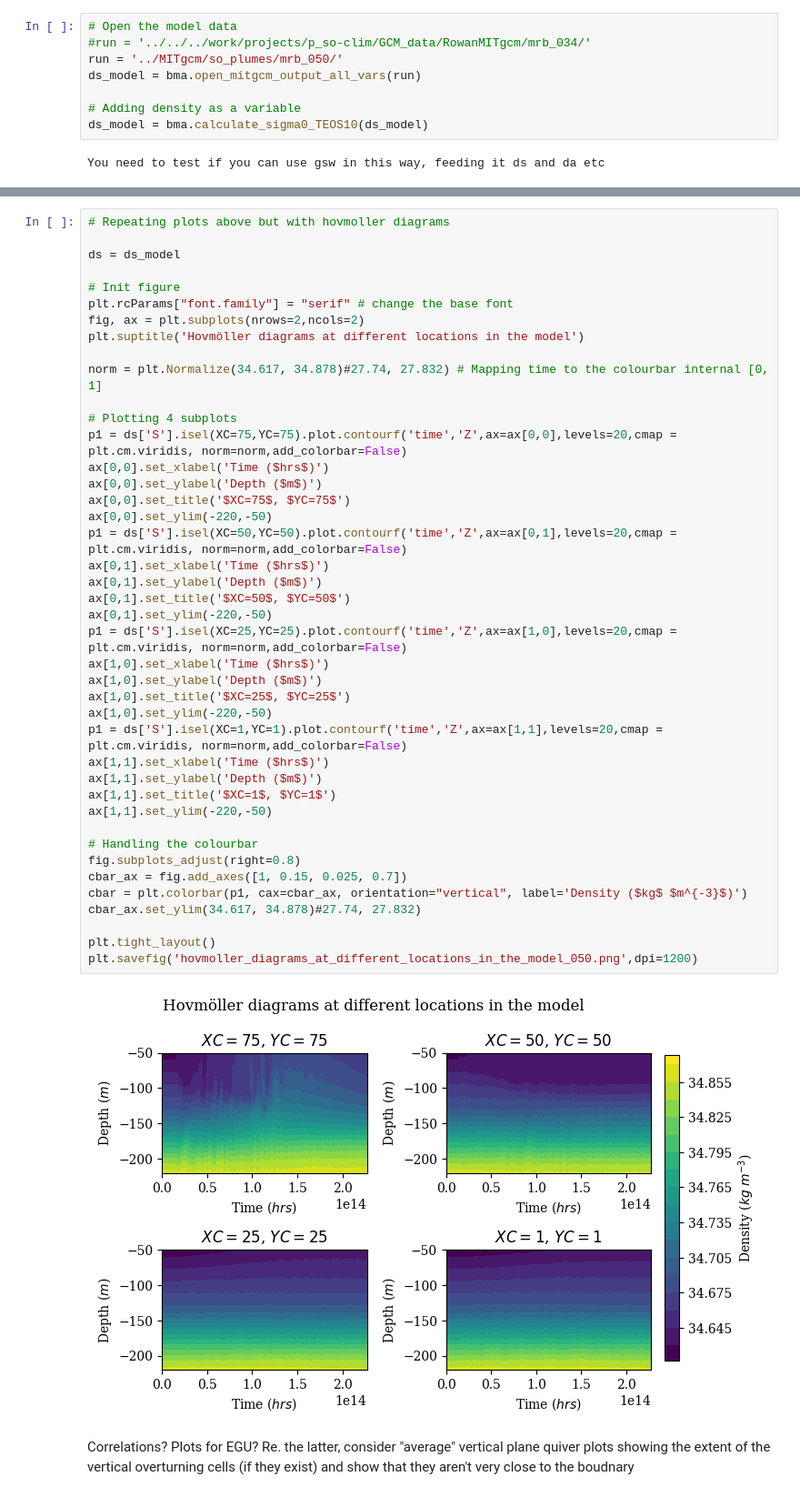
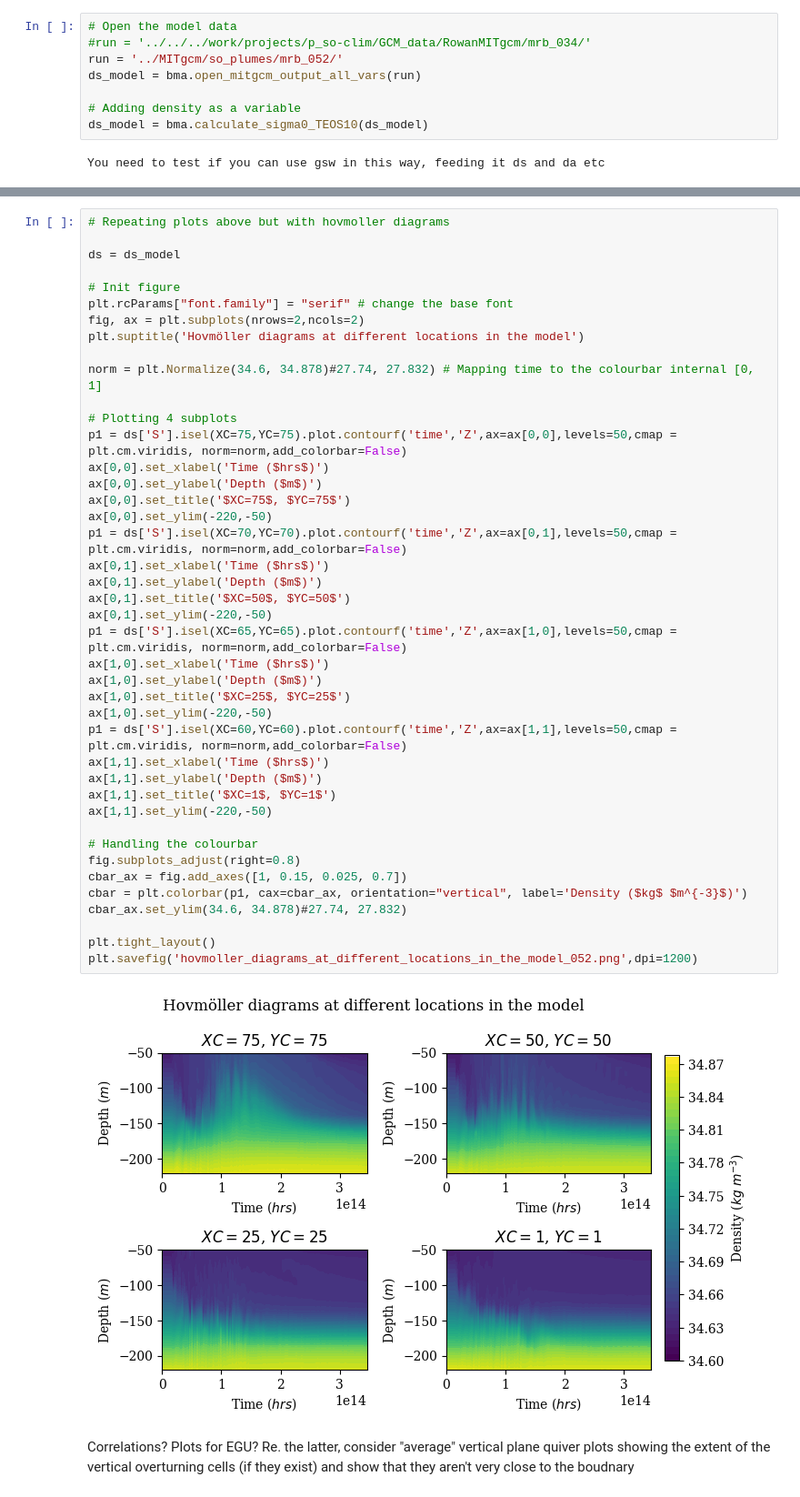
Before and after one commit to rowanjb/model_analyses, a Jupyter notebook: profiles_model.ipynb, the cells around one changed output, grey strips where cells are left out. Shown: that part at 91% size. Cells and saved outputs as stored; diff of their text form.

Commit message:
Mostly testing the effects of different diagnostic

```diff
--- a/profiles_model.ipynb
+++ b/profiles_model.ipynb
@@ -40,7 +40,7 @@ from mpl_toolkits.axes_grid1 import host_subplot
 # %%
 # Open the model data
 #run = '../../../work/projects/p_so-clim/GCM_data/RowanMITgcm/mrb_034/'
-run = '../MITgcm/so_plumes/mrb_050/'
+run = '../MITgcm/so_plumes/mrb_052/'
 ds_model = bma.open_mitgcm_output_all_vars(run)
 
 # Adding density as a variable
@@ -120,41 +120,41 @@ ds = ds_model
 plt.rcParams["font.family"] = "serif" # change the base font
 fig, ax = plt.subplots(nrows=2,ncols=2)
 plt.suptitle('Hovmöller diagrams at different locations in the model')
 
-norm = plt.Normalize(34.617, 34.878)#27.74, 27.832) # Mapping time to the colourbar internal [0, 1]
+norm = plt.Normalize(34.6, 34.878)#27.74, 27.832) # Mapping time to the colourbar internal [0, 1]
 
 # Plotting 4 subplots
-p1 = ds['S'].isel(XC=75,YC=75).plot.contourf('time','Z',ax=ax[0,0],levels=20,cmap = plt.cm.viridis, norm=norm,add_colorbar=False)
+p1 = ds['S'].isel(XC=75,YC=75).plot.contourf('time','Z',ax=ax[0,0],levels=50,cmap = plt.cm.viridis, norm=norm,add_colorbar=False)
 ax[0,0].set_xlabel('Time ($hrs$)')
 ax[0,0].set_ylabel('Depth ($m$)')
 ax[0,0].set_title('$XC=75$, $YC=75$')
 ax[0,0].set_ylim(-220,-50)
-p1 = ds['S'].isel(XC=50,YC=50).plot.contourf('time','Z',ax=ax[0,1],levels=20,cmap = plt.cm.viridis, norm=norm,add_colorbar=False)
+p1 = ds['S'].isel(XC=70,YC=70).plot.contourf('time','Z',ax=ax[0,1],levels=50,cmap = plt.cm.viridis, norm=norm,add_colorbar=False)
 ax[0,1].set_xlabel('Time ($hrs$)')
 ax[0,1].set_ylabel('Depth ($m$)')
 ax[0,1].set_title('$XC=50$, $YC=50$')
 ax[0,1].set_ylim(-220,-50)
-p1 = ds['S'].isel(XC=25,YC=25).plot.contourf('time','Z',ax=ax[1,0],levels=20,cmap = plt.cm.viridis, norm=norm,add_colorbar=False)
+p1 = ds['S'].isel(XC=65,YC=65).plot.contourf('time','Z',ax=ax[1,0],levels=50,cmap = plt.cm.viridis, norm=norm,add_colorbar=False)
 ax[1,0].set_xlabel('Time ($hrs$)')
 ax[1,0].set_ylabel('Depth ($m$)')
 ax[1,0].set_title('$XC=25$, $YC=25$')
 ax[1,0].set_ylim(-220,-50)
-p1 = ds['S'].isel(XC=1,YC=1).plot.contourf('time','Z',ax=ax[1,1],levels=20,cmap = plt.cm.viridis, norm=norm,add_colorbar=False)
+p1 = ds['S'].isel(XC=60,YC=60).plot.contourf('time','Z',ax=ax[1,1],levels=50,cmap = plt.cm.viridis, norm=norm,add_colorbar=False)
 ax[1,1].set_xlabel('Time ($hrs$)')
 ax[1,1].set_ylabel('Depth ($m$)')
 ax[1,1].set_title('$XC=1$, $YC=1$')
 ax[1,1].set_ylim(-220,-50)
 
 # Handling the colourbar
 fig.subplots_adjust(right=0.8)
 cbar_ax = fig.add_axes([1, 0.15, 0.025, 0.7])
 cbar = plt.colorbar(p1, cax=cbar_ax, orientation="vertical", label='Density ($kg$ $m^{-3}$)')
-cbar_ax.set_ylim(34.617, 34.878)#27.74, 27.832)
+cbar_ax.set_ylim(34.6, 34.878)#27.74, 27.832)
 
 plt.tight_layout()
-plt.savefig('hovmoller_diagrams_at_different_locations_in_the_model_050.png',dpi=1200)
+plt.savefig('hovmoller_diagrams_at_different_locations_in_the_model_052.png',dpi=1200)
 # %% [output]
-[figure, old version]
+[figure, new version]
 # %% [markdown]
 Correlations? Plots for EGU? Re. the latter, consider "average" vertical plane quiver plots showing the extent of the vertical overturning cells (if they exist) and show that they aren't very close to the boudnary
 # %% [markdown]
```
Also changed, not shown: 7 other files.
